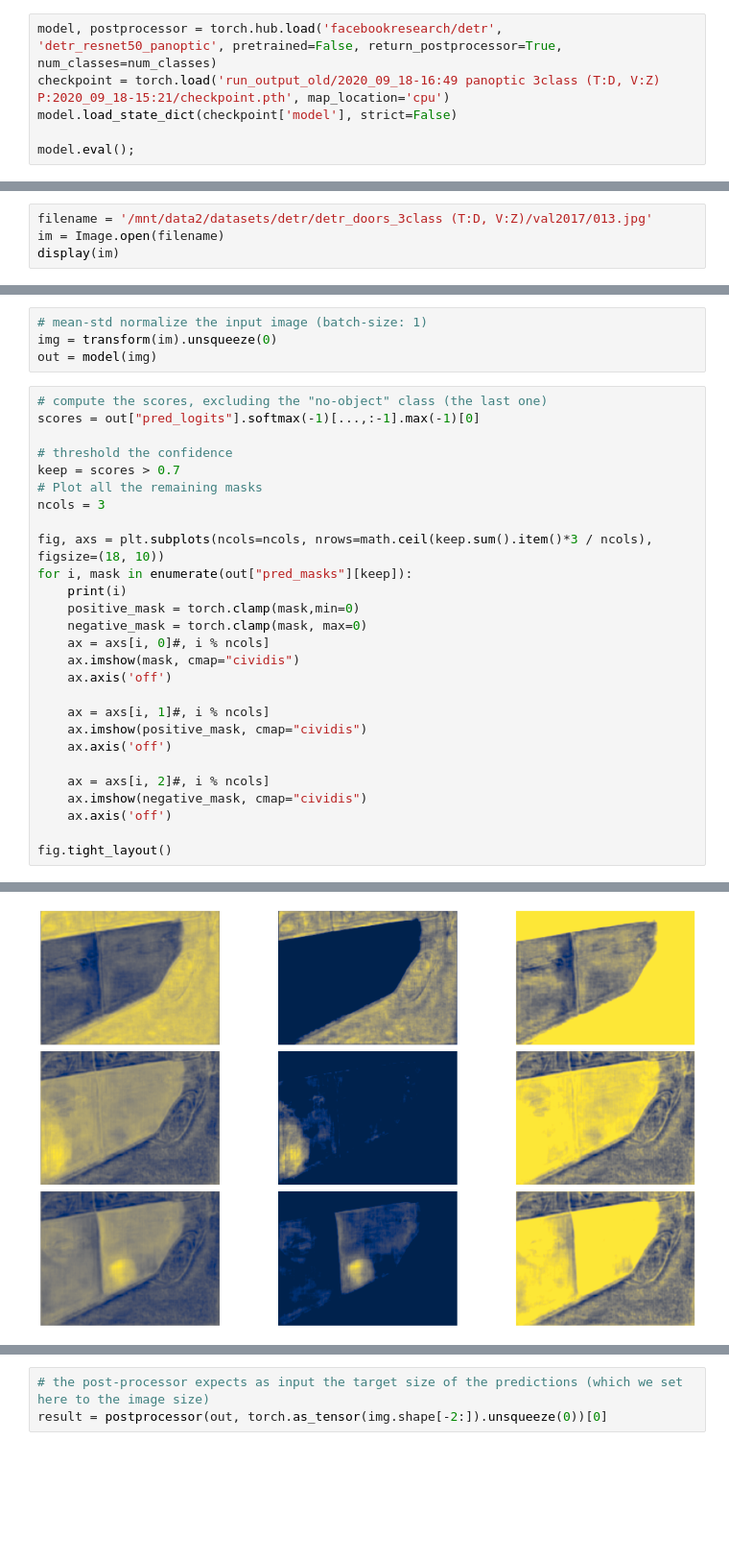
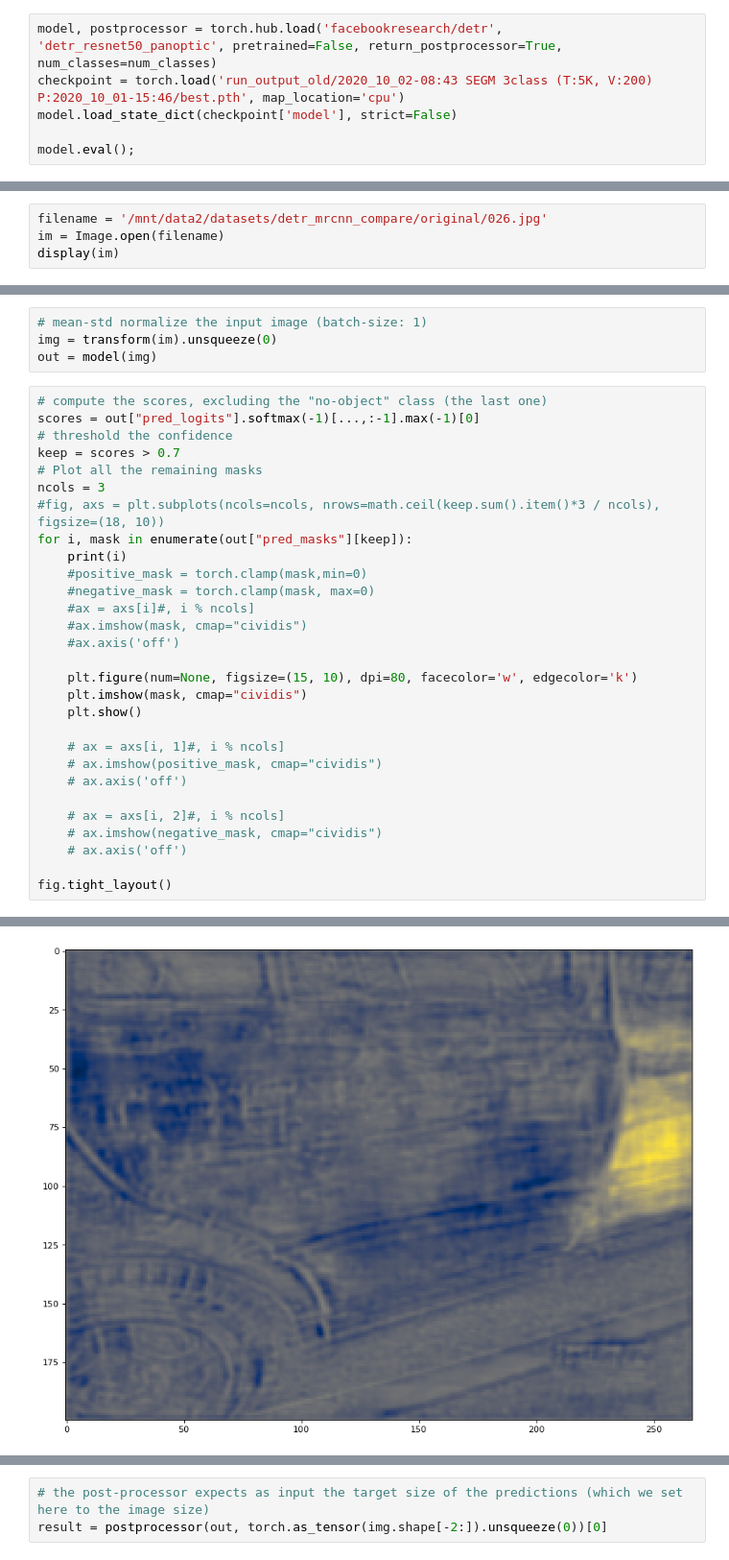
Before and after one commit to ChristianBjernersjo/detr, a Jupyter notebook: cab/fine-tune/eval_segm.ipynb, the cells around one changed output, grey strips where cells are left out. Shown at 96% size. Cells and saved outputs as stored; diff of their text form; blank space fills up the shorter version.

```diff
--- a/cab/fine-tune/eval_segm.ipynb
+++ b/cab/fine-tune/eval_segm.ipynb
@@ -76,13 +80,13 @@ hubconf.py*                 run_output/
 # %%
 model, postprocessor = torch.hub.load('facebookresearch/detr', 'detr_resnet50_panoptic', pretrained=False, return_postprocessor=True, num_classes=num_classes)
-checkpoint = torch.load('run_output_old/2020_09_18-16:49 panoptic 3class (T:D, V:Z) P:2020_09_18-15:21/checkpoint.pth', map_location='cpu')
+checkpoint = torch.load('run_output_old/2020_10_02-08:43 SEGM 3class (T:5K, V:200) P:2020_10_01-15:46/best.pth', map_location='cpu')
 model.load_state_dict(checkpoint['model'], strict=False)
 
 model.eval();
 # %% [output]
 Using cache found in /home/daniel/.cache/torch/hub/facebookresearch_detr_master
 # %%
-filename = '/mnt/data2/datasets/detr/detr_doors_3class (T:D, V:Z)/val2017/013.jpg'
+filename = '/mnt/data2/datasets/detr_mrcnn_compare/original/026.jpg'
 im = Image.open(filename)
 display(im)
 # %% [output]
@@ -94,28 +98,30 @@ out = model(img)
 # %%
 # compute the scores, excluding the "no-object" class (the last one)
 scores = out["pred_logits"].softmax(-1)[...,:-1].max(-1)[0]
-
 # threshold the confidence
 keep = scores > 0.7
 # Plot all the remaining masks
 ncols = 3
-
-fig, axs = plt.subplots(ncols=ncols, nrows=math.ceil(keep.sum().item()*3 / ncols), figsize=(18, 10))
+#fig, axs = plt.subplots(ncols=ncols, nrows=math.ceil(keep.sum().item()*3 / ncols), figsize=(18, 10))
 for i, mask in enumerate(out["pred_masks"][keep]):
     print(i)
-    positive_mask = torch.clamp(mask,min=0)
-    negative_mask = torch.clamp(mask, max=0)
-    ax = axs[i, 0]#, i % ncols]
-    ax.imshow(mask, cmap="cividis")
-    ax.axis('off')
+    #positive_mask = torch.clamp(mask,min=0)
+    #negative_mask = torch.clamp(mask, max=0)
+    #ax = axs[i]#, i % ncols]
+    #ax.imshow(mask, cmap="cividis")
+    #ax.axis('off')
 
-    ax = axs[i, 1]#, i % ncols]
-    ax.imshow(positive_mask, cmap="cividis")
-    ax.axis('off')
+    plt.figure(num=None, figsize=(15, 10), dpi=80, facecolor='w', edgecolor='k')
+    plt.imshow(mask, cmap="cividis")
+    plt.show()
 
-    ax = axs[i, 2]#, i % ncols]
-    ax.imshow(negative_mask, cmap="cividis")
-    ax.axis('off')
+    # ax = axs[i, 1]#, i % ncols]
+    # ax.imshow(positive_mask, cmap="cividis")
+    # ax.axis('off')
+
+    # ax = axs[i, 2]#, i % ncols]
+    # ax.imshow(negative_mask, cmap="cividis")
+    # ax.axis('off')
 
 fig.tight_layout()
 # %% [output]
@@ -125 +129 @@ fig.tight_layout()
-[figure, old version]
+[figure, new version]
```
Also changed, not shown: parts of 6 cells of this notebook, 4 other files.
